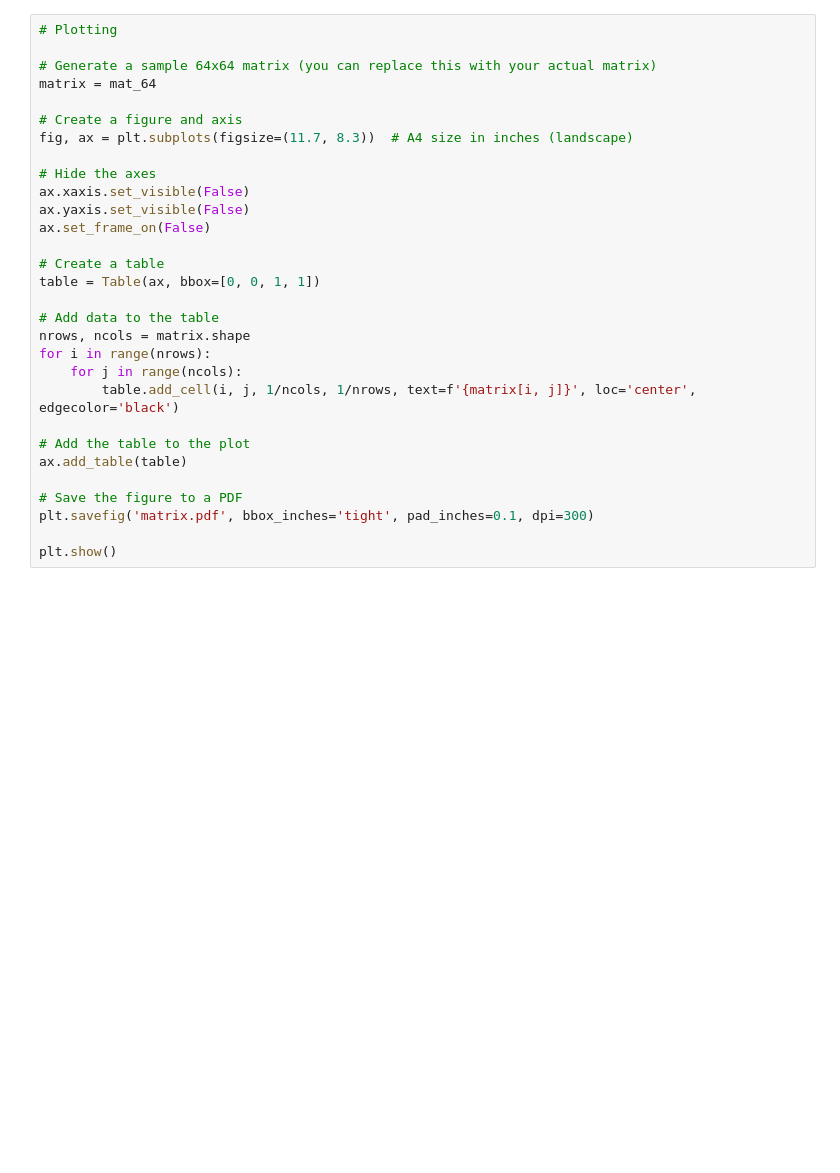
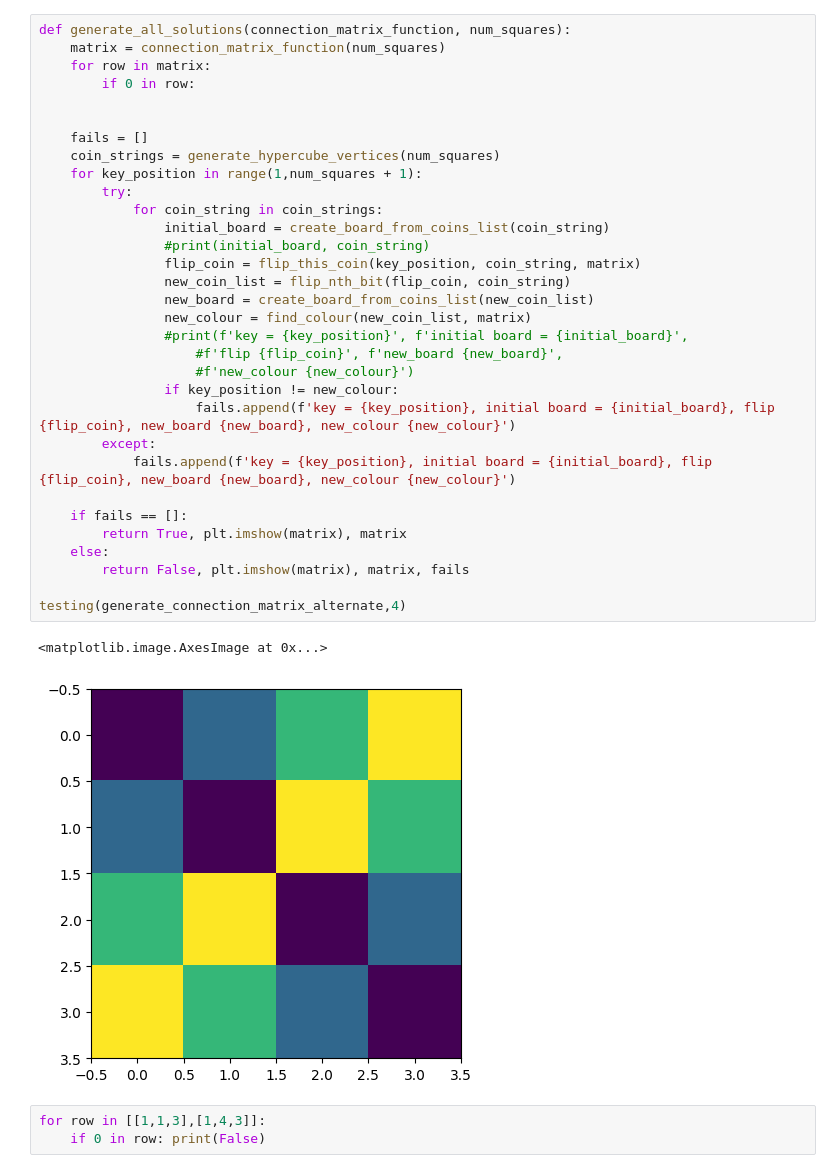
Before and after one commit to michaelOlney-Fraser/Recreational, a Jupyter notebook: Prisoners_Chessboard/prisoners_chessboard_2.ipynb, the cells around one changed output. Cells and saved outputs as stored; diff of their text form; blank space fills up the shorter version.

Commit message:
new version working, beginning to study other possible solution matrices

```diff
--- a/Prisoners_Chessboard/prisoners_chessboard_2.ipynb
+++ b/Prisoners_Chessboard/prisoners_chessboard_2.ipynb
@@ -171,30 +216,38 @@ ValueError: 0 is not in list
-# %%
-# Plotting
-
-# Generate a sample 64x64 matrix (you can replace this with your actual matrix)
-matrix = mat_64
-
-# Create a figure and axis
-fig, ax = plt.subplots(figsize=(11.7, 8.3))  # A4 size in inches (landscape)
-
-# Hide the axes
-ax.xaxis.set_visible(False)
-ax.yaxis.set_visible(False)
-ax.set_frame_on(False)
-
-# Create a table
-table = Table(ax, bbox=[0, 0, 1, 1])
-
-# Add data to the table
-nrows, ncols = matrix.shape
-for i in range(nrows):
-    for j in range(ncols):
-        table.add_cell(i, j, 1/ncols, 1/nrows, text=f'{matrix[i, j]}', loc='center', edgecolor='black')
-
-# Add the table to the plot
-ax.add_table(table)
-
-# Save the figure to a PDF
-plt.savefig('matrix.pdf', bbox_inches='tight', pad_inches=0.1, dpi=300)
-
-plt.show()
+# %%
+def generate_all_solutions(connection_matrix_function, num_squares):
+    matrix = connection_matrix_function(num_squares)
+    for row in matrix:
+        if 0 in row:
+
+
+    fails = []
+    coin_strings = generate_hypercube_vertices(num_squares)
+    for key_position in range(1,num_squares + 1):
+        try:
+            for coin_string in coin_strings:
+                initial_board = create_board_from_coins_list(coin_string)
+                #print(initial_board, coin_string)
+                flip_coin = flip_this_coin(key_position, coin_string, matrix)
+                new_coin_list = flip_nth_bit(flip_coin, coin_string)
+                new_board = create_board_from_coins_list(new_coin_list)
+                new_colour = find_colour(new_coin_list, matrix)
+                #print(f'key = {key_position}', f'initial board = {initial_board}',
+                    #f'flip {flip_coin}', f'new_board {new_board}',
+                    #f'new_colour {new_colour}')
+                if key_position != new_colour:
+                    fails.append(f'key = {key_position}, initial board = {initial_board}, flip {flip_coin}, new_board {new_board}, new_colour {new_colour}')
+        except:
+            fails.append(f'key = {key_position}, initial board = {initial_board}, flip {flip_coin}, new_board {new_board}, new_colour {new_colour}')
+
+    if fails == []:
+        return True, plt.imshow(matrix), matrix
+    else:
+        return False, plt.imshow(matrix), matrix, fails
+
+testing(generate_connection_matrix_alternate,4)
+# %% [output]
+<matplotlib.image.AxesImage at 0x...>
+[figure, added]
+# %%
+for row in [[1,1,3],[1,4,3]]:
+    if 0 in row: print(False)
```
Also changed, not shown: parts of 14 cells of this notebook.
